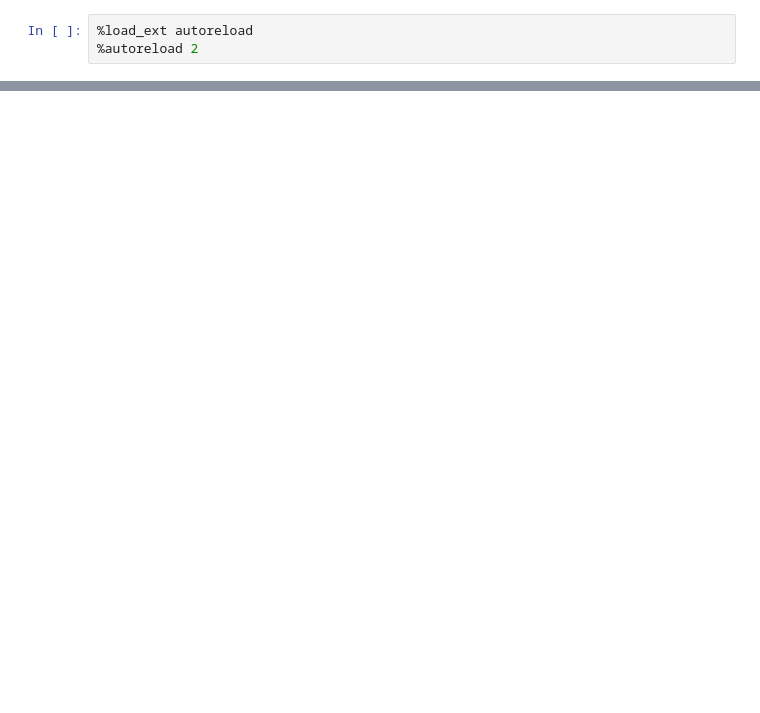
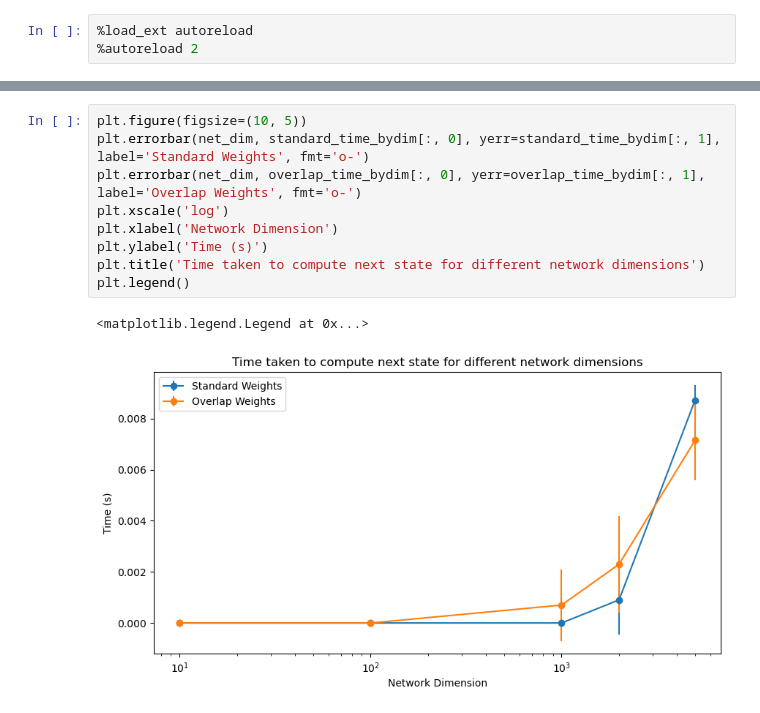
Before and after one commit to seb2o/Biological-Hopfield-Model, a Jupyter notebook: test_Seb.ipynb, the cells around one changed output, grey strips where cells are left out. Drawn from its saved outputs; the diff is of its cells as text; blank space fills up the shorter version.

```diff
--- a/test_Seb.ipynb
+++ b/test_Seb.ipynb
@@ -47,0 +133,12 @@ plt.imshow(np.vstack([n1, n2]), cmap='gray', aspect='auto')
+# %%
+plt.figure(figsize=(10, 5))
+plt.errorbar(net_dim, standard_time_bydim[:, 0], yerr=standard_time_bydim[:, 1], label='Standard Weights', fmt='o-')
+plt.errorbar(net_dim, overlap_time_bydim[:, 0], yerr=overlap_time_bydim[:, 1], label='Overlap Weights', fmt='o-')
+plt.xscale('log')
+plt.xlabel('Network Dimension')
+plt.ylabel('Time (s)')
+plt.title('Time taken to compute next state for different network dimensions')
+plt.legend()
+# %% [output]
+<matplotlib.legend.Legend at 0x...>
+[figure, added]
```
Also changed, not shown: parts of 12 cells of this notebook.
